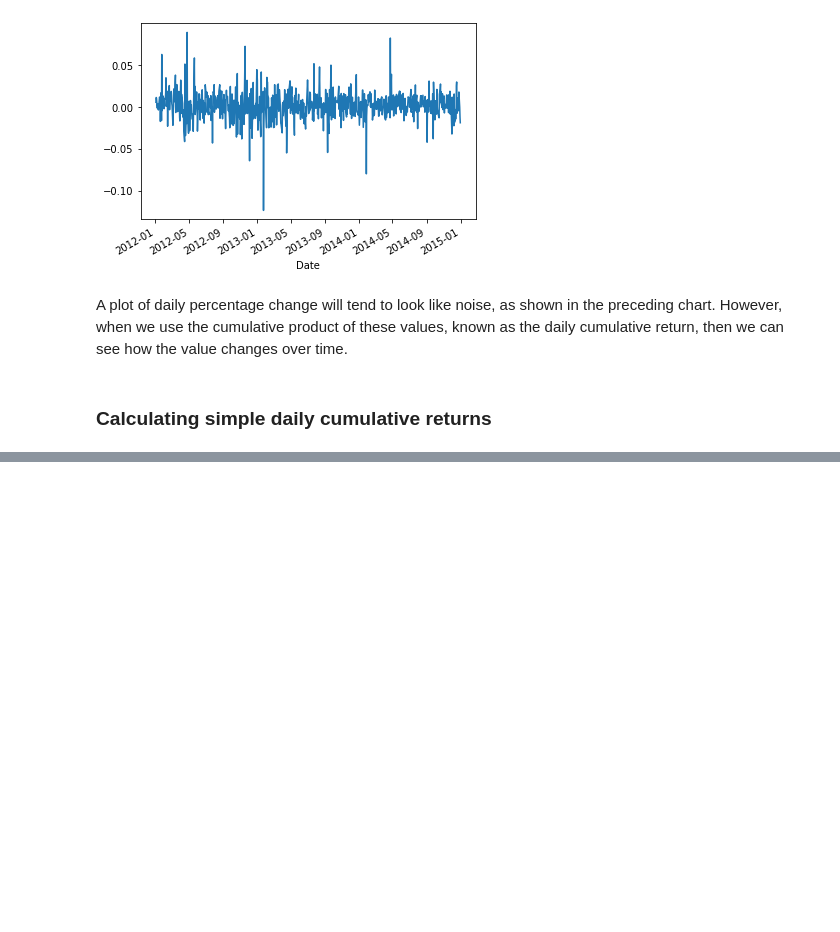
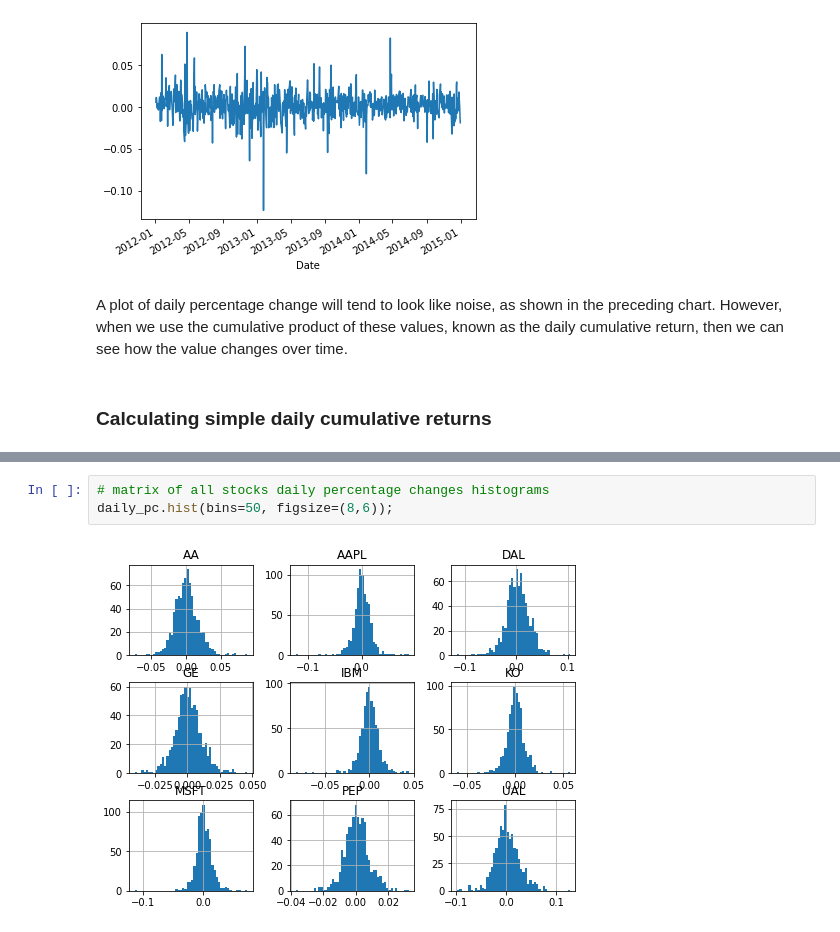
Before and after one commit to apkap83/Pandas_Notes, a Jupyter notebook: Learning_Pandas_Chapter_12 - Applications to Finance.ipynb, the cells around one changed output, grey strips where cells are left out. Cells and saved outputs as stored; diff of their text form; blank space fills up the shorter version.

```diff
--- a/Learning_Pandas_Chapter_12 - Applications to Finance.ipynb
+++ b/Learning_Pandas_Chapter_12 - Applications to Finance.ipynb
@@ -323,0 +482,5 @@ cumulative return, then we can see how the value changes over time.
+# %%
+# matrix of all stocks daily percentage changes histograms
+daily_pc.hist(bins=50, figsize=(8,6));
+# %% [output]
+[figure, added]
```
Also changed, not shown: parts of 27 cells of this notebook, 1 other file.
